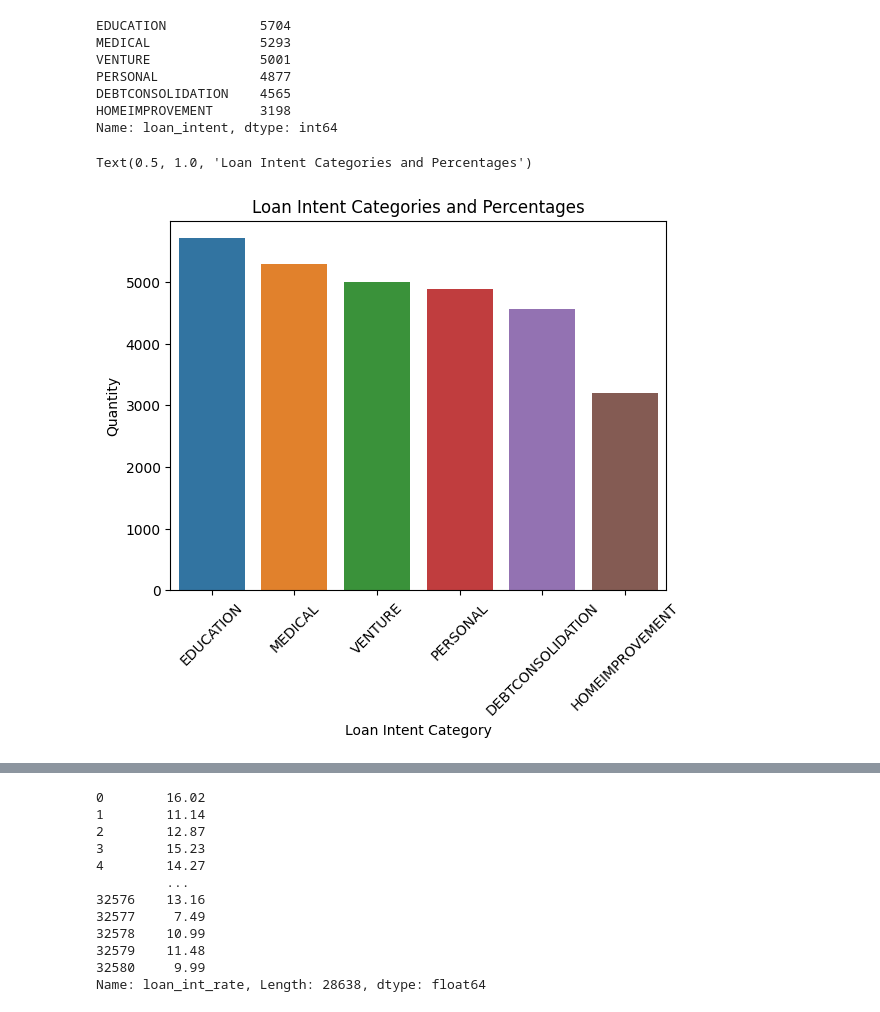
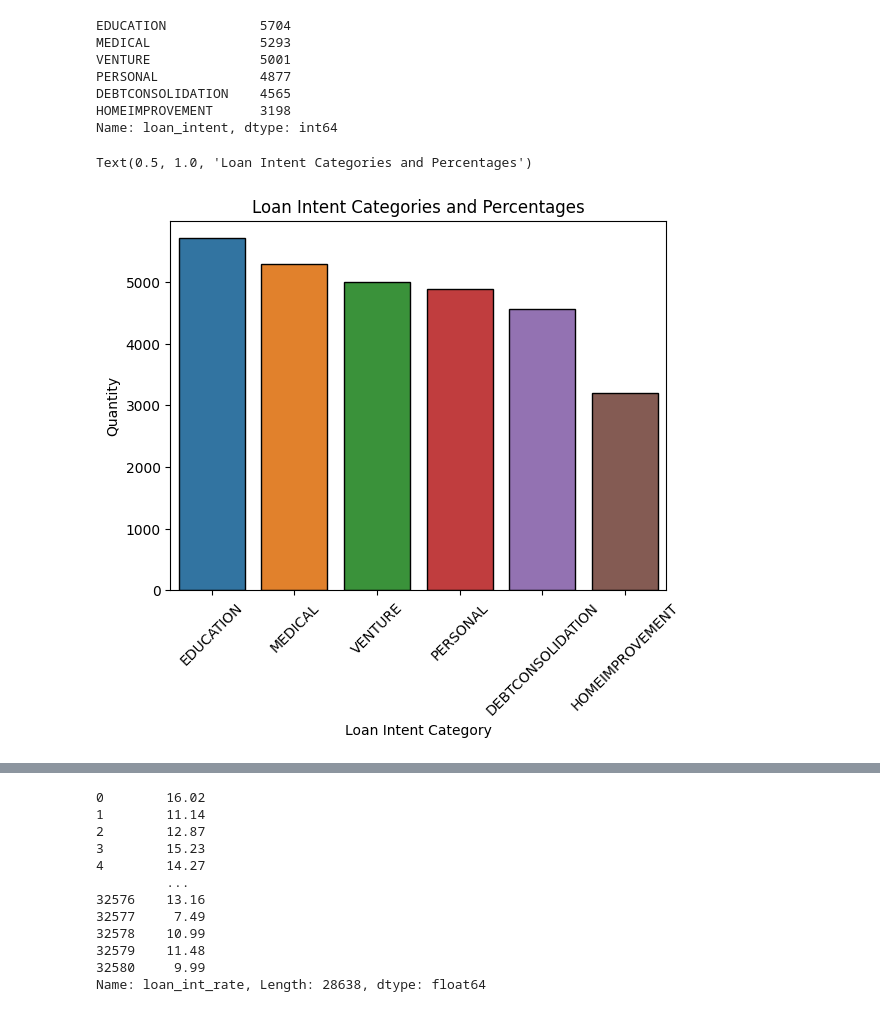
Before and after one commit to CarlosGG18/Credit-Risk-Analysis, a Jupyter notebook: Cleaning_EDA.ipynb, the cells around one changed output, grey strips where cells are left out. Cells and saved outputs as stored; diff of their text form; code cells hidden in the pictures.

```diff
--- a/Cleaning_EDA.ipynb
+++ b/Cleaning_EDA.ipynb
@@ -147,13 +147,13 @@ loan_intent_data = {'loan_intent': ['EDUCATION', 'MEDICAL', 'VENTURE', 'PERSONAL
                    'quantity': [5704, 5293, 5001, 4877, 4565, 3198]}
 loan_intent_df =pd.DataFrame(loan_intent_data)
 # %%
-sns.barplot(x='loan_intent', y='quantity', data=loan_intent_df)
+sns.barplot(x='loan_intent', y='quantity', data=loan_intent_df,edgecolor='black')
 plt.xlabel('Loan Intent Category')
 plt.xticks(rotation=45)
 plt.ylabel('Quantity')
 plt.title('Loan Intent Categories and Percentages')
 # %% [output]
 Text(0.5, 1.0, 'Loan Intent Categories and Percentages')
-[figure, old version]
+[figure, new version]
 # %%
 has_loan_intent = has_loan['loan_intent'].value_counts()
```
Also changed, not shown: parts of 4 cells of this notebook.
